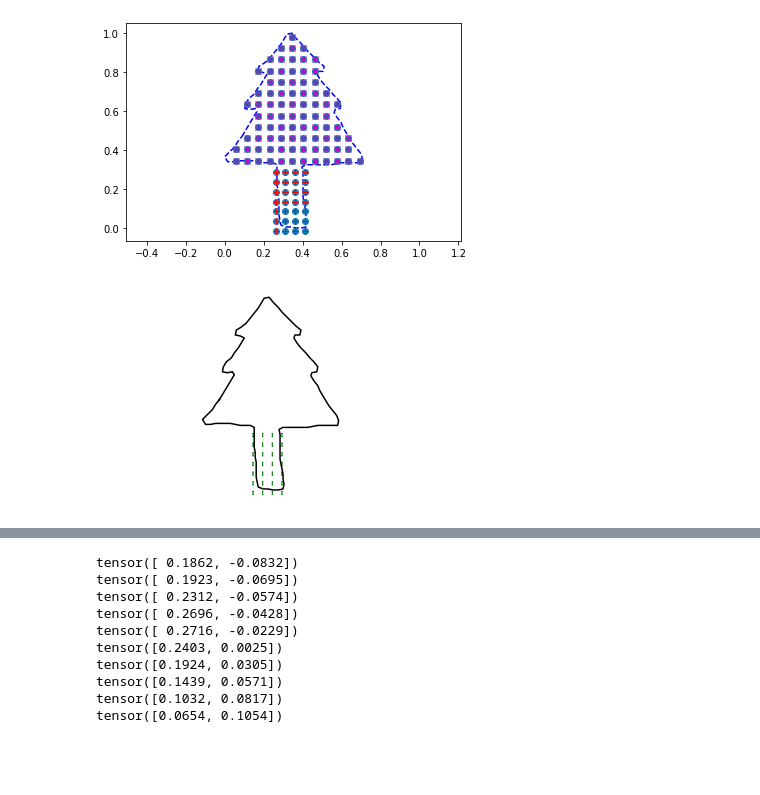
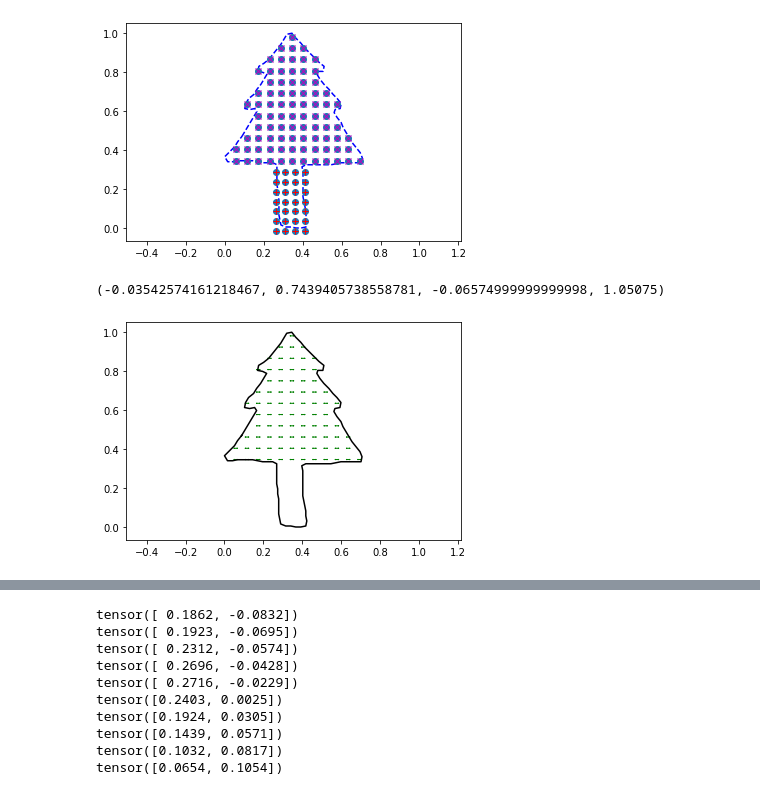
Before and after one commit to bgris/implicitmodules, a Jupyter notebook: script/torch/2Dshapes_tree.ipynb, the cells around one changed output, grey strips where cells are left out. Saved outputs shown, nothing was run; the diff lists cells and outputs as text; code cells hidden in the pictures; blank space fills up the shorter version.

```diff
--- a/script/torch/2Dshapes_tree.ipynb
+++ b/script/torch/2Dshapes_tree.ipynb
@@ -308,12 +311,13 @@ C[indi_growth_bottom, 1, 3] = 1.
 # %%
 ax = plt.subplot()
-dm.Utilities.plot_C_arrows(ax, points_growth, C, R=rot_growth, c_index=3, color='green', scale=0.05)
+dm.Utilities.plot_C_arrows(ax, points_growth, C, R=rot_growth, c_index=0, color='green', scale=0.05)
 plt.plot(source[:, 0].numpy(), source[:, 1].numpy(), color='black')
 plt.axis('equal')
-plt.axis('off')
-plt.savefig('/home/gris/ownCloud/presentations/figuresDigiteo/Treesource' + str(ind_subj_source) + 'target' + str(ind_subj_target) + 'C_3.pdf', format='pdf', bbox_inches = 'tight')
+#plt.axis('off')
+#plt.savefig('/home/gris/ownCloud/presentations/figuresDigiteo/Treesource' + str(ind_subj_source) + 'target' + str(ind_subj_target) + 'C_3.pdf', format='pdf', bbox_inches = 'tight')
 # %% [output]
+(-0.03542574161218467, 0.7439405738558781, -0.06574999999999998, 1.05075)
-[figure, old version]
+[figure, new version]
 # %%
 #%matplotlib qt5
 C_top = torch.zeros(points_growth.shape[0], 2, 2)
```
Also changed, not shown: parts of 14 cells of this notebook, 1 other file.
